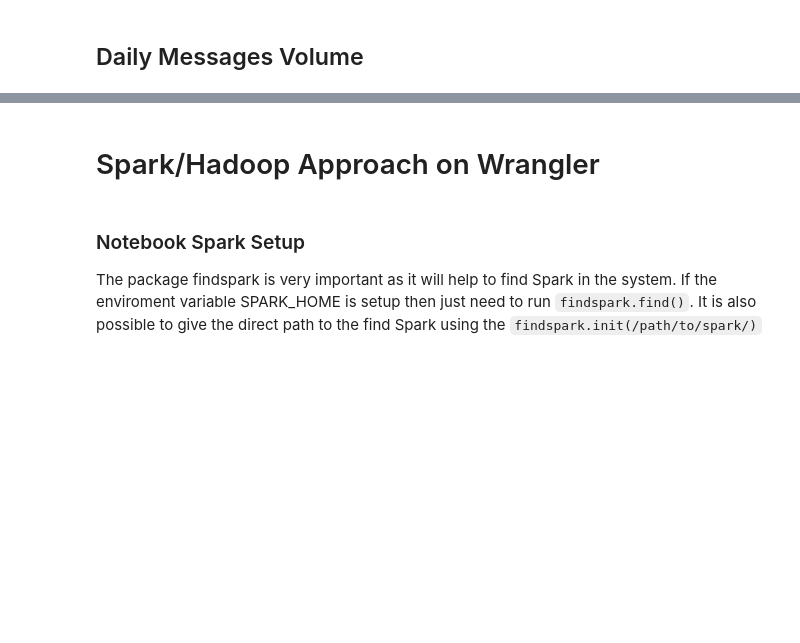
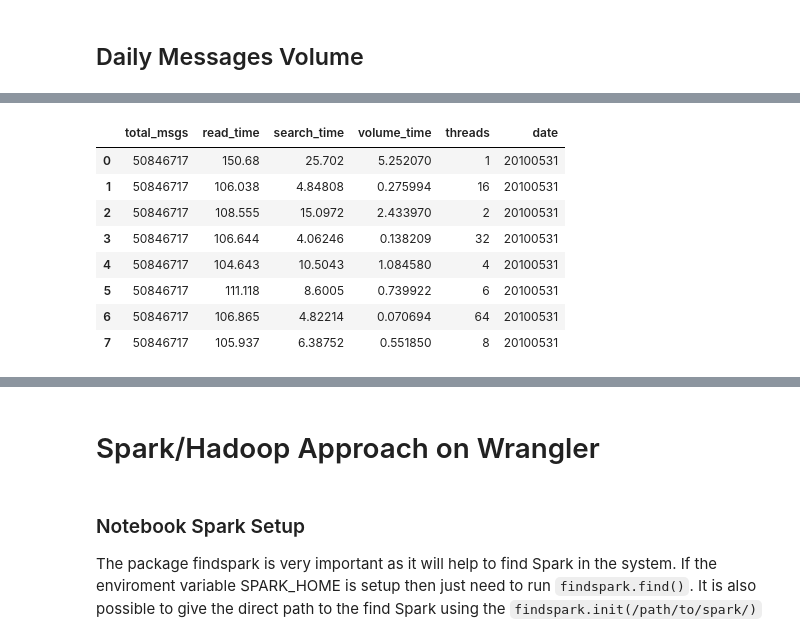
Before and after one commit to jlroo/High-Performance-Computing, a Jupyter notebook: projects/04-flashcrash/03-code/stampede2-notebook.ipynb, the cells around one changed output, grey strips where cells are left out. Drawn from its saved outputs; the diff is of its cells as text; code cells hidden in the pictures; blank space fills up the shorter version.

```diff
--- a/projects/04-flashcrash/03-code/stampede2-notebook.ipynb
+++ b/projects/04-flashcrash/03-code/stampede2-notebook.ipynb
@@ -178,0 +202,3 @@ plt.show()
+# %%
+path = "../02-report/output/"
+files = sorted(list(os.walk(path))[0][2])
@@ -178,0 +231,12 @@ plt.show()
+# %%
+metrics.head(8)
+# %% [output]
+|  | total_msgs | read_time | search_time | volume_time | threads | date |
+| 0 | 50846717 | 150.68 | 25.702 | 5.252070 | 1 | 20100531 |
+| 1 | 50846717 | 106.038 | 4.84808 | 0.275994 | 16 | 20100531 |
+| 2 | 50846717 | 108.555 | 15.0972 | 2.433970 | 2 | 20100531 |
+| 3 | 50846717 | 106.644 | 4.06246 | 0.138209 | 32 | 20100531 |
+| 4 | 50846717 | 104.643 | 10.5043 | 1.084580 | 4 | 20100531 |
+| 5 | 50846717 | 111.118 | 8.6005 | 0.739922 | 6 | 20100531 |
+| 6 | 50846717 | 106.865 | 4.82214 | 0.070694 | 64 | 20100531 |
+| 7 | 50846717 | 105.937 | 6.38752 | 0.551850 | 8 | 20100531 |
```
Also changed, not shown: parts of 25 cells of this notebook, 4 other files.
